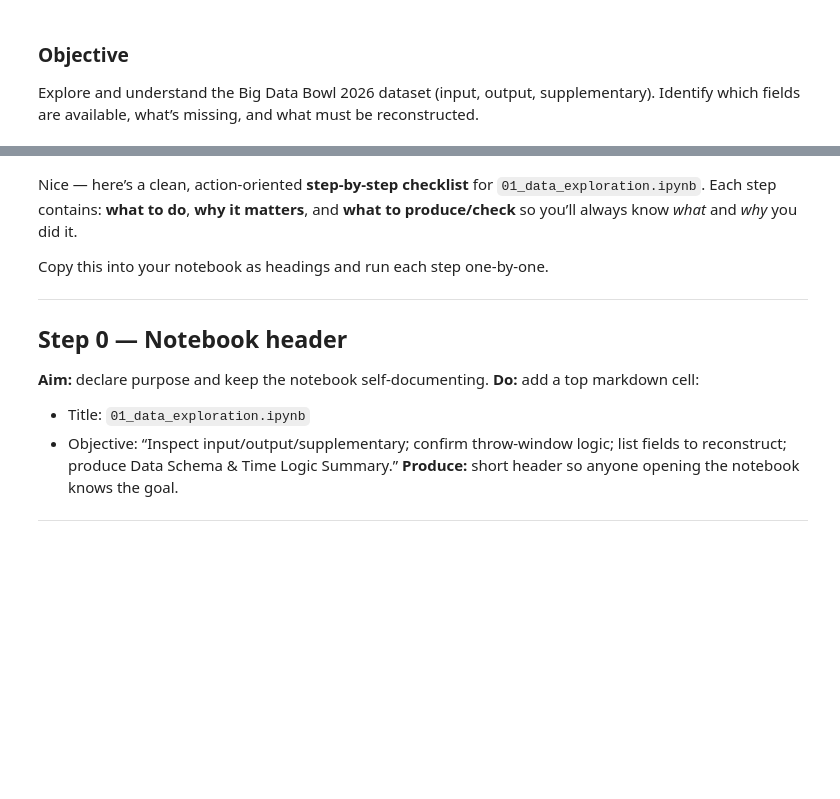
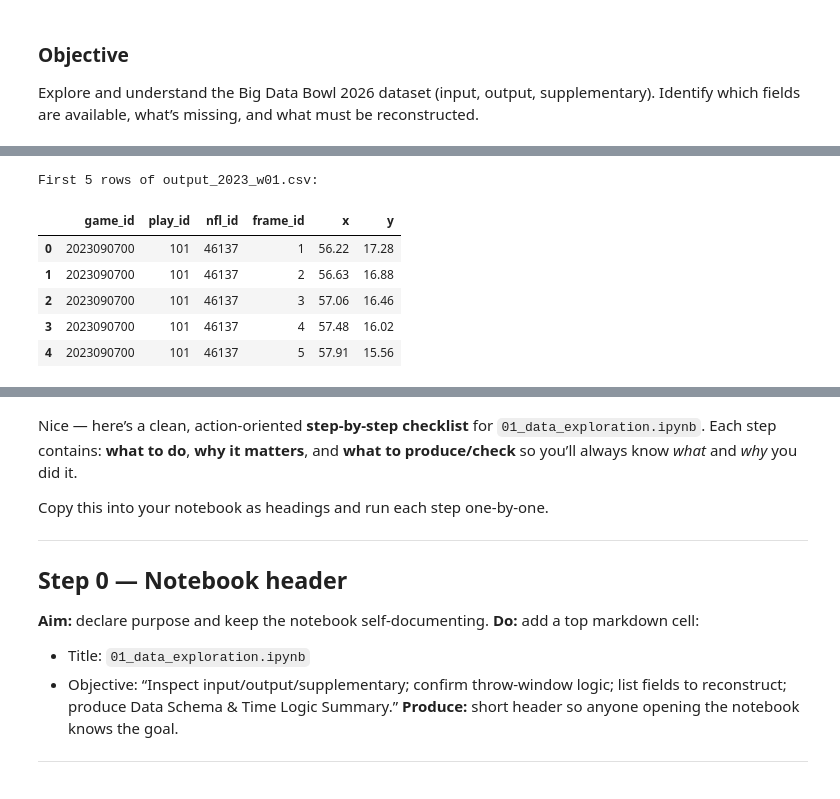
Before and after one commit to muma005/nfl-ball-flight-analysis, a Jupyter notebook: notebooks/00_data_exploration.ipynb, the cells around one changed output, grey strips where cells are left out. Cells and saved outputs as stored; diff of their text form; code cells hidden in the pictures; blank space fills up the shorter version.

```diff
--- a/notebooks/00_data_exploration.ipynb
+++ b/notebooks/00_data_exploration.ipynb
@@ -15,0 +81,24 @@ from pathlib import Path
+# %%
+import pandas as pd
+import os
+
+# Define the path to the data directory
+data_dir = '/root/.cache/kagglehub/competitions/nfl-big-data-bowl-2026-analytics/114239_nfl_competition_files_published_analytics_final'
+
+# Construct the full path to the output data for week 1
+week1_output_path = os.path.join(data_dir, 'train', 'output_2023_w01.csv')
+
+# Load the week 1 output data into a pandas DataFrame
+week1_output_df = pd.read_csv(week1_output_path)
+
+# Display the first few rows of the DataFrame
+print("First 5 rows of output_2023_w01.csv:")
+display(week1_output_df.head())
+# %% [output]
+First 5 rows of output_2023_w01.csv:
+|  | game_id | play_id | nfl_id | frame_id | x | y |
+| 0 | 2023090700 | 101 | 46137 | 1 | 56.22 | 17.28 |
+| 1 | 2023090700 | 101 | 46137 | 2 | 56.63 | 16.88 |
+| 2 | 2023090700 | 101 | 46137 | 3 | 57.06 | 16.46 |
+| 3 | 2023090700 | 101 | 46137 | 4 | 57.48 | 16.02 |
+| 4 | 2023090700 | 101 | 46137 | 5 | 57.91 | 15.56 |
```
Also changed, not shown: parts of 9 cells of this notebook.
